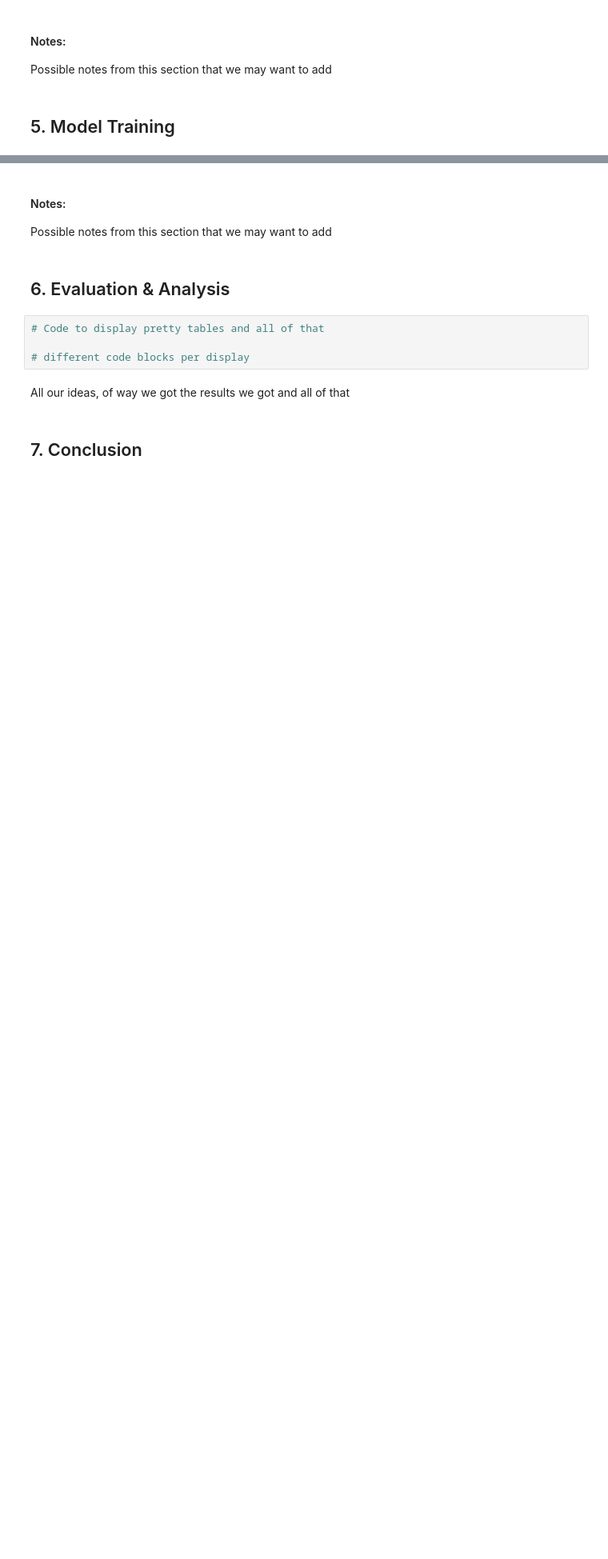
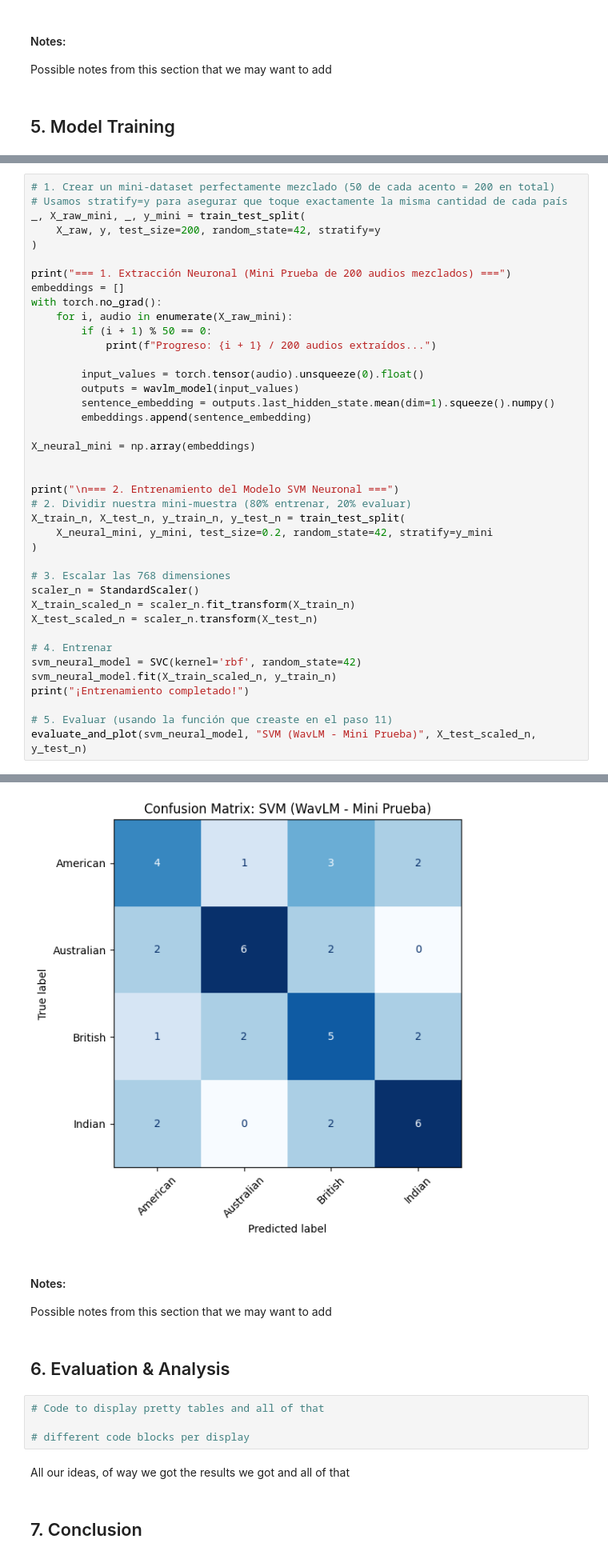
Before and after one commit to VictorHermosillo07/english-accent-classification, a Jupyter notebook: Final_Project_Accent_detection.ipynb, the cells around one changed output, grey strips where cells are left out. Shown at 80% size. Saved outputs shown, nothing was run; the diff lists cells and outputs as text; blank space fills up the shorter version.

```diff
--- a/Final_Project_Accent_detection.ipynb
+++ b/Final_Project_Accent_detection.ipynb
@@ -298,0 +452,41 @@ Possible notes from this section that we may want to add
+# %%
+# 1. Crear un mini-dataset perfectamente mezclado (50 de cada acento = 200 en total)
+# Usamos stratify=y para asegurar que toque exactamente la misma cantidad de cada país
+_, X_raw_mini, _, y_mini = train_test_split(
+    X_raw, y, test_size=200, random_state=42, stratify=y
+)
+
+print("=== 1. Extracción Neuronal (Mini Prueba de 200 audios mezclados) ===")
+embeddings = []
+with torch.no_grad():
+    for i, audio in enumerate(X_raw_mini):
+        if (i + 1) % 50 == 0:
+            print(f"Progreso: {i + 1} / 200 audios extraídos...")
+
+        input_values = torch.tensor(audio).unsqueeze(0).float()
+        outputs = wavlm_model(input_values)
+        sentence_embedding = outputs.last_hidden_state.mean(dim=1).squeeze().numpy()
+        embeddings.append(sentence_embedding)
+
+X_neural_mini = np.array(embeddings)
+
+
+print("\n=== 2. Entrenamiento del Modelo SVM Neuronal ===")
+# 2. Dividir nuestra mini-muestra (80% entrenar, 20% evaluar)
+X_train_n, X_test_n, y_train_n, y_test_n = train_test_split(
+    X_neural_mini, y_mini, test_size=0.2, random_state=42, stratify=y_mini
+)
+
+# 3. Escalar las 768 dimensiones
+scaler_n = StandardScaler()
+X_train_scaled_n = scaler_n.fit_transform(X_train_n)
+X_test_scaled_n = scaler_n.transform(X_test_n)
+
+# 4. Entrenar
+svm_neural_model = SVC(kernel='rbf', random_state=42)
+svm_neural_model.fit(X_train_scaled_n, y_train_n)
+print("¡Entrenamiento completado!")
+
+# 5. Evaluar (usando la función que creaste en el paso 11)
+evaluate_and_plot(svm_neural_model, "SVM (WavLM - Mini Prueba)", X_test_scaled_n, y_test_n)
+# %% [output]
@@ -299,3 +510,4 @@ Possible notes from this section that we may want to add
+[figure, added]
 # %% [markdown]
 #### Notes:
 Possible notes from this section that we may want to add
```
Also changed, not shown: parts of 9 cells of this notebook.
